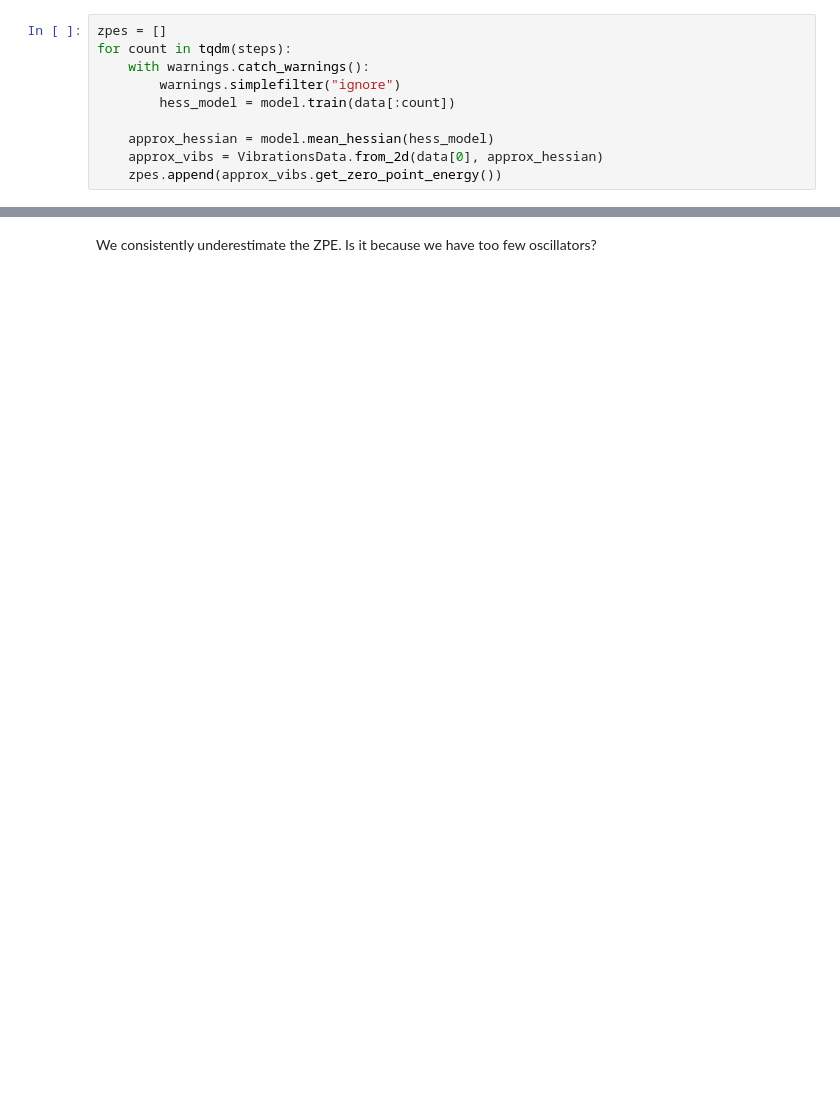
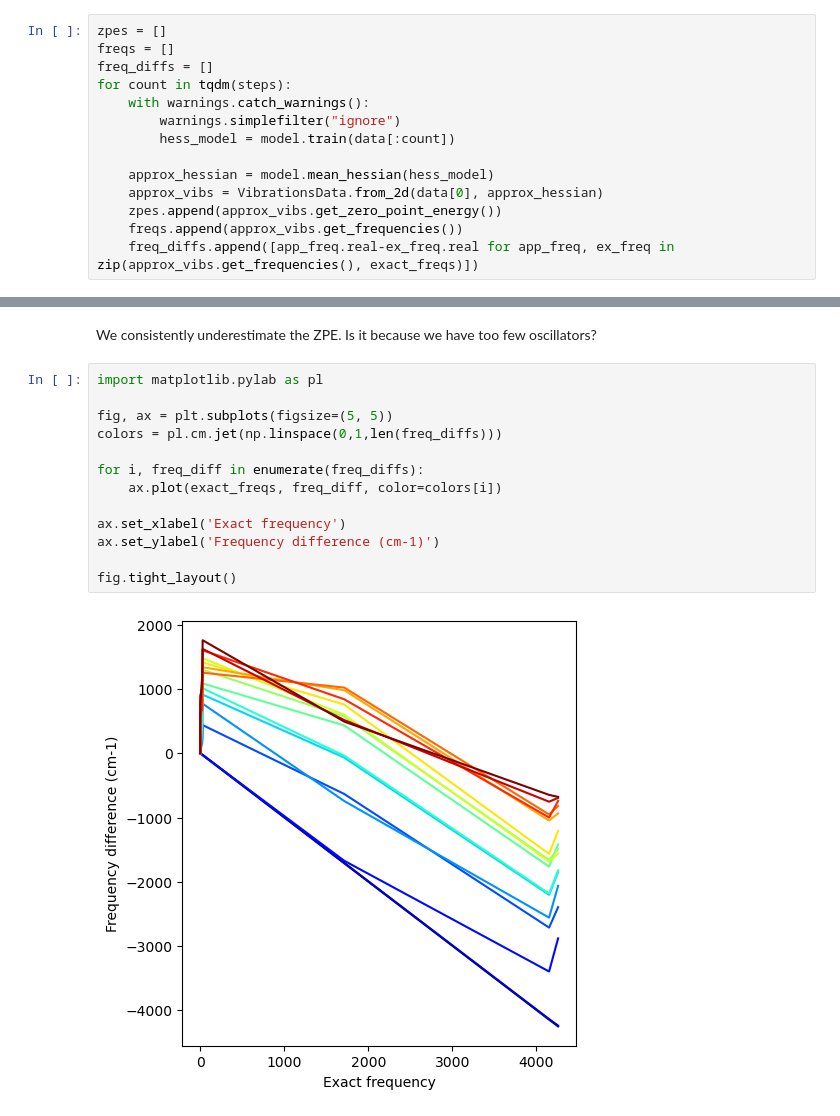
Before and after one commit to snelliott/faster-molecular-hessians, a Jupyter notebook: notebooks/proof-of-concept/2_approximate-hessians.ipynb, the cells around one changed output, grey strips where cells are left out. Cells and saved outputs as stored; diff of their text form; blank space fills up the shorter version.

```diff
--- a/notebooks/proof-of-concept/2_approximate-hessians.ipynb
+++ b/notebooks/proof-of-concept/2_approximate-hessians.ipynb
@@ -134,5 +155,7 @@ Plotting at 16 steps: 5, 54, 104, 154, 203, ...
 # %%
 zpes = []
+freqs = []
+freq_diffs = []
 for count in tqdm(steps):
     with warnings.catch_warnings():
         warnings.simplefilter("ignore")
@@ -141,6 +164,8 @@ for count in tqdm(steps):
     approx_hessian = model.mean_hessian(hess_model)
     approx_vibs = VibrationsData.from_2d(data[0], approx_hessian)
     zpes.append(approx_vibs.get_zero_point_energy())
+    freqs.append(approx_vibs.get_frequencies())
+    freq_diffs.append([app_freq.real-ex_freq.real for app_freq, ex_freq in zip(approx_vibs.get_frequencies(), exact_freqs)])
 # %% [markdown]
 Plot it
 # %%
@@ -158,2 +185,17 @@ fig.tight_layout()
 # %% [markdown]
 We consistently underestimate the ZPE. Is it because we have too few oscillators?
+# %%
+import matplotlib.pylab as pl
+
+fig, ax = plt.subplots(figsize=(5, 5))
+colors = pl.cm.jet(np.linspace(0,1,len(freq_diffs)))
+
+for i, freq_diff in enumerate(freq_diffs):
+    ax.plot(exact_freqs, freq_diff, color=colors[i])
+
+ax.set_xlabel('Exact frequency')
+ax.set_ylabel('Frequency difference (cm-1)')
+
+fig.tight_layout()
+# %% [output]
+[figure, added]
```
Also changed, not shown: parts of 16 cells of this notebook.
